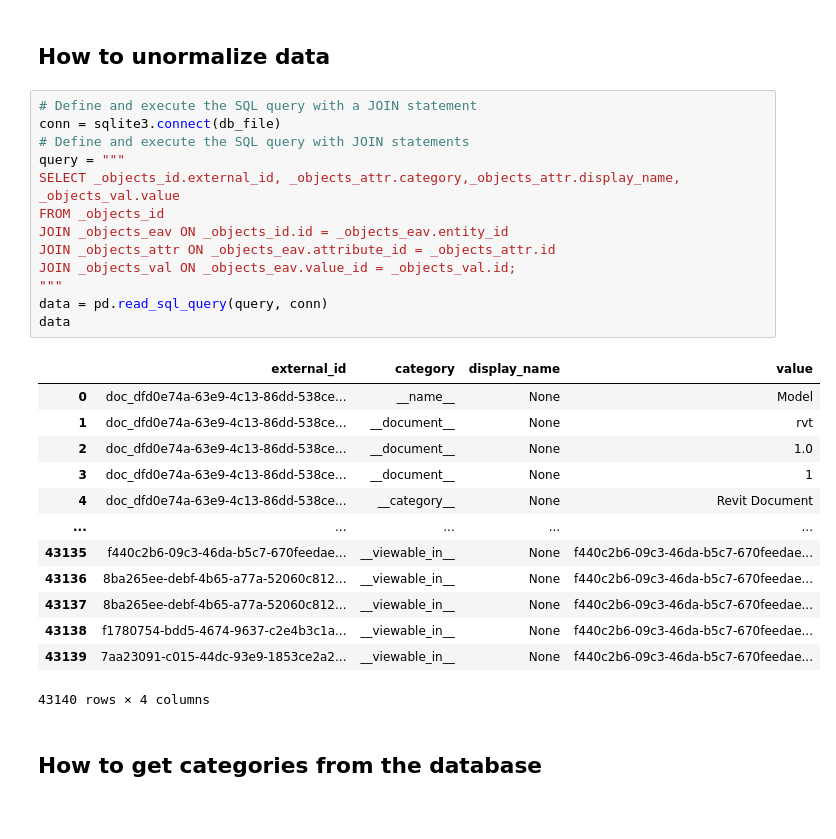
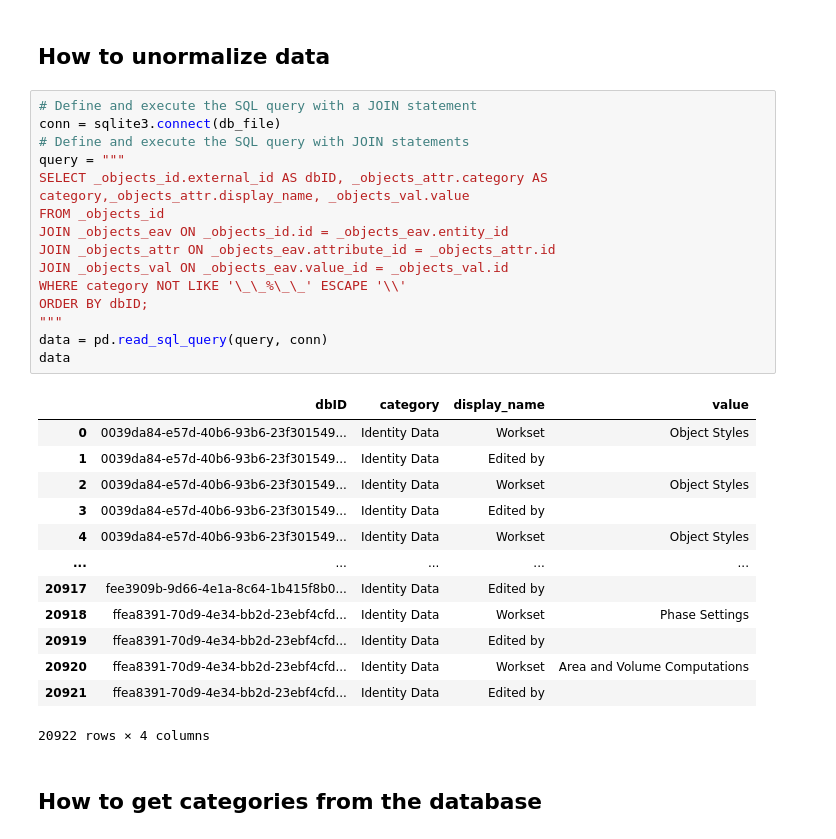
Before and after one commit to chuongmep/svf-viewer, a Jupyter notebook: DatabaseReader.ipynb, the cells around one changed output. Drawn from its saved outputs; the diff is of its cells as text.

Commit message:
fix query internal data

```diff
--- a/DatabaseReader.ipynb
+++ b/DatabaseReader.ipynb
@@ -133,30 +133,32 @@ data_objects_id.head(20)
 # %%
 # Define and execute the SQL query with a JOIN statement
 conn = sqlite3.connect(db_file)
 # Define and execute the SQL query with JOIN statements
 query = """
-SELECT _objects_id.external_id, _objects_attr.category,_objects_attr.display_name, _objects_val.value
+SELECT _objects_id.external_id AS dbID, _objects_attr.category AS category,_objects_attr.display_name, _objects_val.value
 FROM _objects_id
 JOIN _objects_eav ON _objects_id.id = _objects_eav.entity_id
 JOIN _objects_attr ON _objects_eav.attribute_id = _objects_attr.id
-JOIN _objects_val ON _objects_eav.value_id = _objects_val.id;
+JOIN _objects_val ON _objects_eav.value_id = _objects_val.id
+WHERE category NOT LIKE '\_\_%\_\_' ESCAPE '\\'
+ORDER BY dbID;
 """
 data = pd.read_sql_query(query, conn)
 data
 # %% [output]
-|  | external_id | category | display_name | value |
-| 0 | doc_dfd0e74a-63e9-4c13-86dd-538ce... | __name__ | None | Model |
-| 1 | doc_dfd0e74a-63e9-4c13-86dd-538ce... | __document__ | None | rvt |
-| 2 | doc_dfd0e74a-63e9-4c13-86dd-538ce... | __document__ | None | 1.0 |
-| 3 | doc_dfd0e74a-63e9-4c13-86dd-538ce... | __document__ | None | 1 |
-| 4 | doc_dfd0e74a-63e9-4c13-86dd-538ce... | __category__ | None | Revit Document |
+|  | dbID | category | display_name | value |
+| 0 | 0039da84-e57d-40b6-93b6-23f301549... | Identity Data | Workset | Object Styles |
+| 1 | 0039da84-e57d-40b6-93b6-23f301549... | Identity Data | Edited by |  |
+| 2 | 0039da84-e57d-40b6-93b6-23f301549... | Identity Data | Workset | Object Styles |
+| 3 | 0039da84-e57d-40b6-93b6-23f301549... | Identity Data | Edited by |  |
+| 4 | 0039da84-e57d-40b6-93b6-23f301549... | Identity Data | Workset | Object Styles |
 | ... | ... | ... | ... | ... |
-| 43135 | f440c2b6-09c3-46da-b5c7-670feedae... | __viewable_in__ | None | f440c2b6-09c3-46da-b5c7-670feedae... |
-| 43136 | 8ba265ee-debf-4b65-a77a-52060c812... | __viewable_in__ | None | f440c2b6-09c3-46da-b5c7-670feedae... |
-| 43137 | 8ba265ee-debf-4b65-a77a-52060c812... | __viewable_in__ | None | f440c2b6-09c3-46da-b5c7-670feedae... |
-| 43138 | f1780754-bdd5-4674-9637-c2e4b3c1a... | __viewable_in__ | None | f440c2b6-09c3-46da-b5c7-670feedae... |
-| 43139 | 7aa23091-c015-44dc-93e9-1853ce2a2... | __viewable_in__ | None | f440c2b6-09c3-46da-b5c7-670feedae... |
+| 20917 | fee3909b-9d66-4e1a-8c64-1b415f8b0... | Identity Data | Edited by |  |
+| 20918 | ffea8391-70d9-4e34-bb2d-23ebf4cfd... | Identity Data | Workset | Phase Settings |
+| 20919 | ffea8391-70d9-4e34-bb2d-23ebf4cfd... | Identity Data | Edited by |  |
+| 20920 | ffea8391-70d9-4e34-bb2d-23ebf4cfd... | Identity Data | Workset | Area and Volume Computations |
+| 20921 | ffea8391-70d9-4e34-bb2d-23ebf4cfd... | Identity Data | Edited by |  |
-43140 rows × 4 columns
+20922 rows × 4 columns
 # %% [markdown]
 ## How to get categories from the database
 # %%
```
